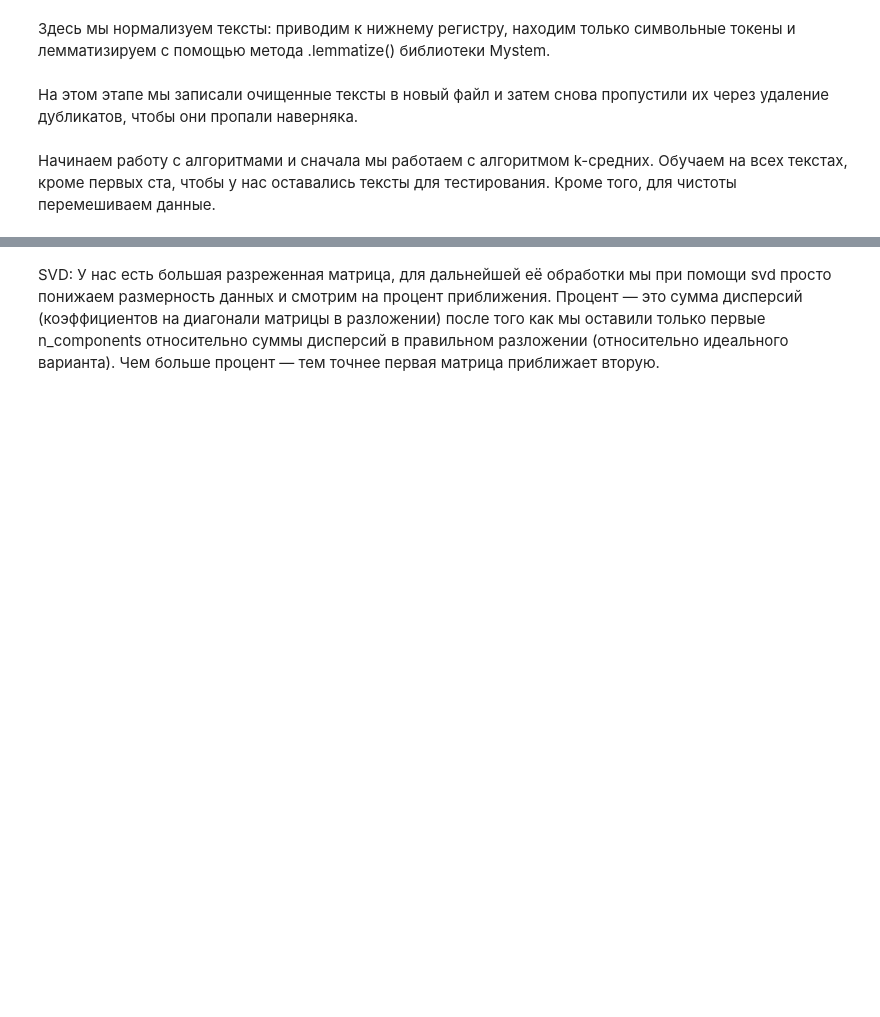
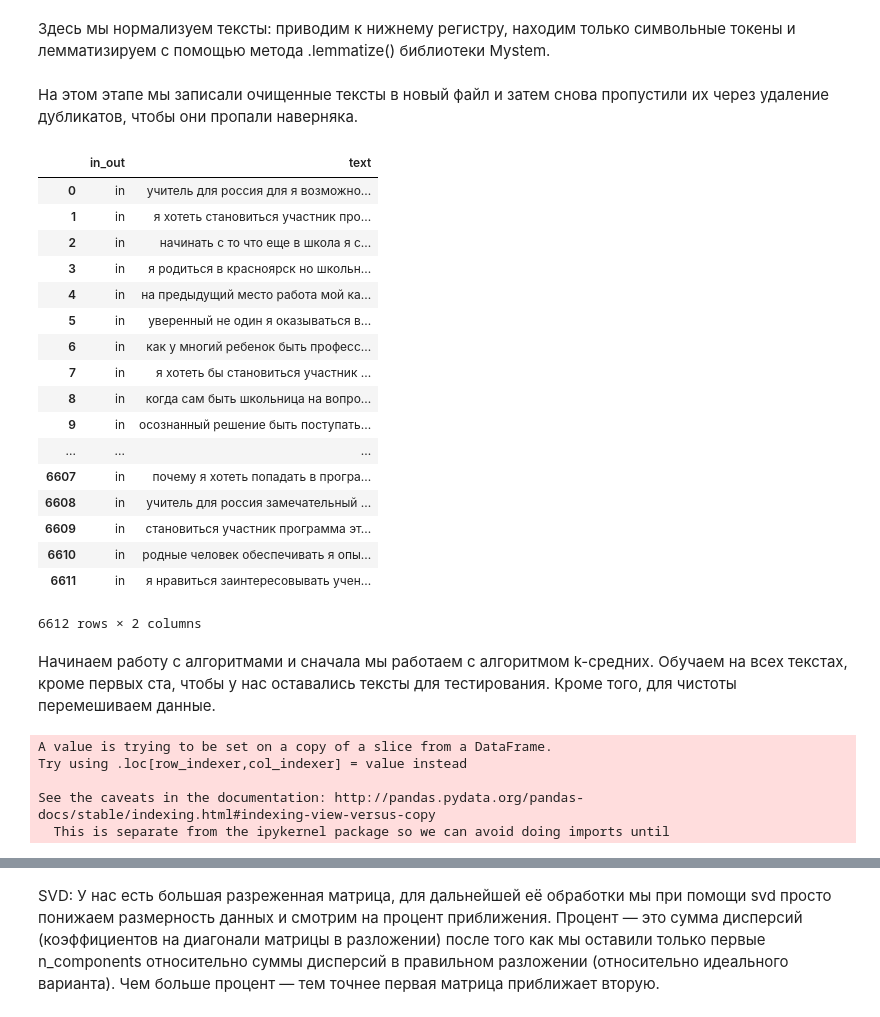
Before and after one commit to ABaranchikova/MAP, a Jupyter notebook: clustering.ipynb, the cells around one changed output, grey strips where cells are left out. Drawn from its saved outputs; the diff is of its cells as text; code cells hidden in the pictures; blank space fills up the shorter version.

```diff
--- a/clustering.ipynb
+++ b/clustering.ipynb
@@ -65,8 +73,36 @@ texts.to_csv('norm_raw_texts.csv', encoding='utf-8')
+# %%
+texts
+# %% [output]
+|  | in_out | text |
+| 0 | in | учитель для россия для я возможно... |
+| 1 | in | я хотеть становиться участник про... |
+| 2 | in | начинать с то что еще в школа я с... |
+| 3 | in | я родиться в красноярск но школьн... |
+| 4 | in | на предыдущий место работа мой ка... |
+| 5 | in | уверенный не один я оказываться в... |
+| 6 | in | как у многий ребенок быть професс... |
+| 7 | in | я хотеть бы становиться участник ... |
+| 8 | in | когда сам быть школьница на вопро... |
+| 9 | in | осознанный решение быть поступать... |
+| ... | ... | ... |
+| 6607 | in | почему я хотеть попадать в програ... |
+| 6608 | in | учитель для россия замечательный ... |
+| 6609 | in | становиться участник программа эт... |
+| 6610 | in | родные человек обеспечивать я опы... |
+| 6611 | in | я нравиться заинтересовывать учен... |
+6612 rows × 2 columns
 # %% [markdown]
 Начинаем работу с алгоритмами и сначала мы работаем с алгоритмом k-средних. Обучаем на всех текстах, кроме первых ста, чтобы у нас оставались тексты для тестирования. Кроме того, для чистоты перемешиваем данные.
 # %%
-dataset = pd.read_csv('norm_raw_texts.csv')
+#dataset = pd.read_csv('norm_raw_texts.csv')
+dataset = texts[texts.in_out.isin(['in', 'out'])]
 dataset['in_out'] = dataset['in_out'].factorize()[0]
 dataset = shuffle(dataset)
 labels = dataset.in_out[100:].as_matrix()
 true_k = np.unique(labels).shape[0]
+# %% [output]
+A value is trying to be set on a copy of a slice from a DataFrame.
+Try using .loc[row_indexer,col_indexer] = value instead
+
+See the caveats in the documentation: http://pandas.pydata.org/pandas-docs/stable/indexing.html#indexing-view-versus-copy
+  This is separate from the ipykernel package so we can avoid doing imports until
```
Also changed, not shown: parts of 20 cells of this notebook, 8 other files.
